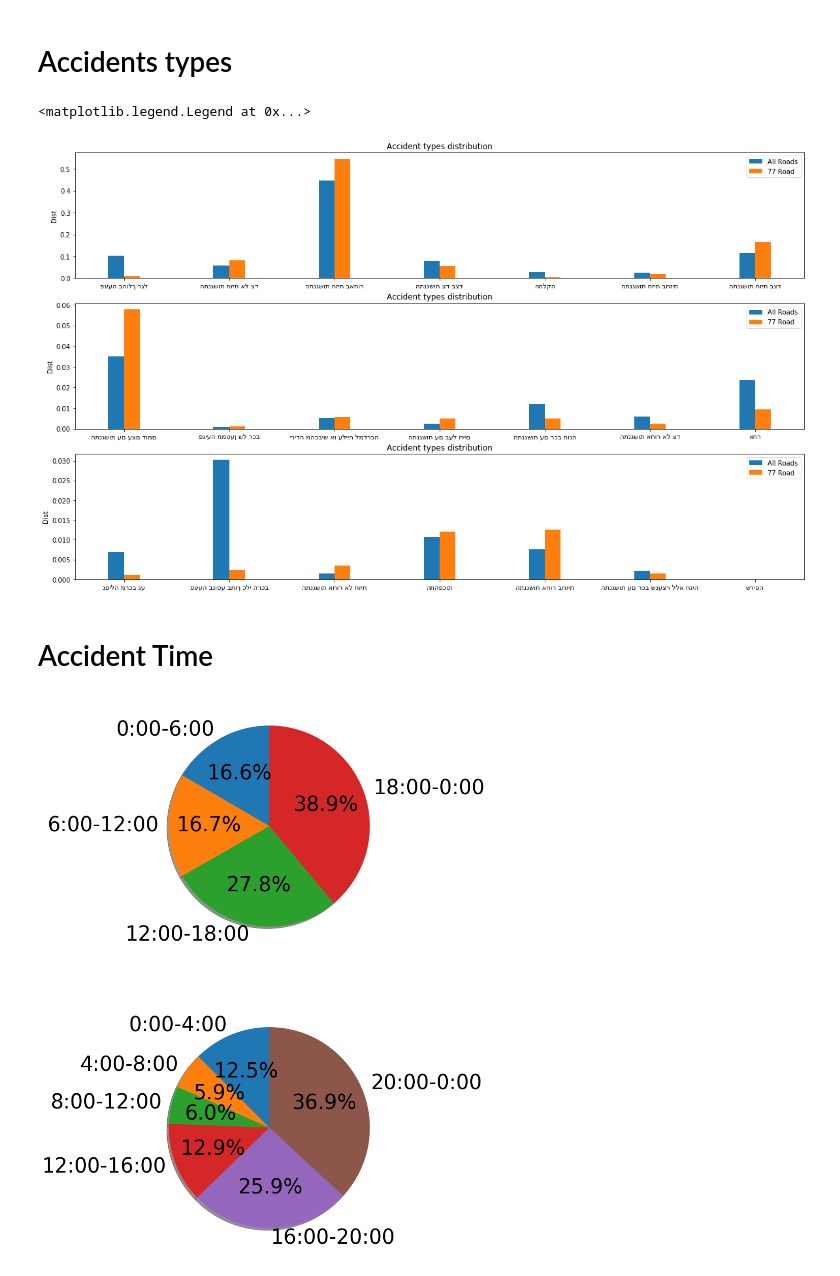
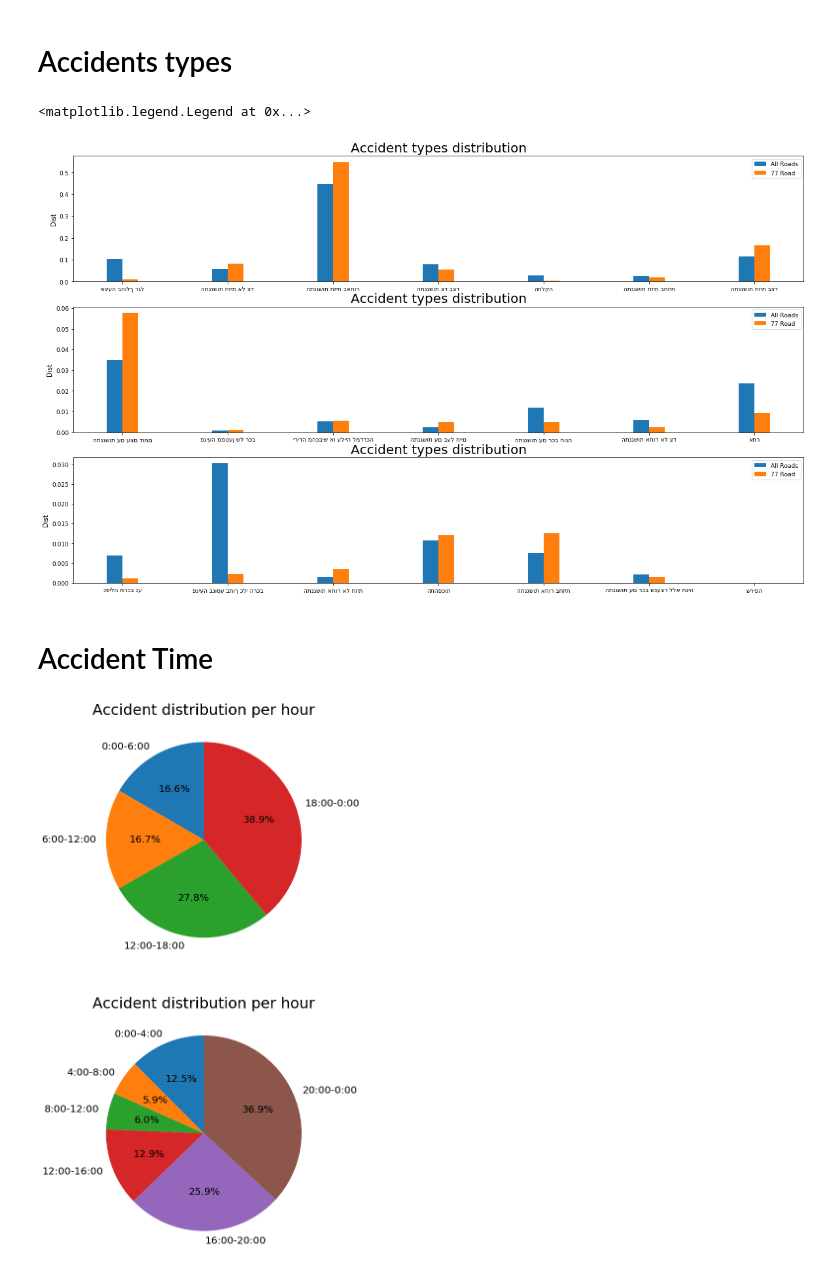
Before and after one commit to Yaminbens/Anyway, a Jupyter notebook: TemporalDifferences.ipynb, the cells around one changed output. Drawn from its saved outputs; the diff is of its cells as text; code cells hidden in the pictures.

```diff
--- a/TemporalDifferences.ipynb
+++ b/TemporalDifferences.ipynb
@@ -122,11 +128,7 @@ labels = df['accident_type_hebrew'].unique()
 all_accidents = listOrderedByLabel(accidents_distribution_all, labels)
 road77_accidents = listOrderedByLabel(accidents_distribution_road77, labels)
 # %%
-from bidi import algorithm as bidialg
 import matplotlib.pyplot as plt
-text = bidialg.get_display(u'שלום כיתה א')
-plt.text(0.5, 0.5, text , name = 'Arial')
-
 
 x = np.arange(len(labels)/3) # the label locations
 width = 0.15  # the width of the bars
@@ -146,54 +148,50 @@ rects13 = ax3.bar(x - width/2, all_accidents[14:], width, label='All Roads')
 rects23 = ax3.bar(x + width/2, road77_accidents[14:], width, label='77 Road')
 
 # Add some text for labels, title and custom x-axis tick labels, etc.
-ax1.set_ylabel('Dist')
-ax1.set_title('Accident types distribution')
+ax1.set_ylabel('Dist', fontsize=10)
+ax1.set_title('Accident types distribution', fontsize=20)
 ax1.set_xticks(x)
 ax1.set_xticklabels(labels[:7])
 ax1.legend()
 
-ax2.set_ylabel('Dist')
-ax2.set_title('Accident types distribution')
+ax2.set_ylabel('Dist', fontsize=10)
+ax2.set_title('Accident types distribution', fontsize=20)
 ax2.set_xticks(x)
 ax2.set_xticklabels(labels[7:14])
 ax2.legend()
 
-ax3.set_ylabel('Dist')
-ax3.set_title('Accident types distribution')
+ax3.set_ylabel('Dist', fontsize=10)
+ax3.set_title('Accident types distribution', fontsize=20)
 ax3.set_xticks(x)
 ax3.set_xticklabels(labels[14:])
 ax3.legend()
 # %% [output]
 <matplotlib.legend.Legend at 0x...>
-[figure, old version]
+[figure, new version]
 # %% [markdown]
 # Accident Time
 # %%
 import numpy as np
 
 df.loc[df['road1'] == 77]['accident_hour'].value_counts().sort_index()
 
 # Pie chart, where the slices will be ordered and plotted counter-clockwise:
 sizes = []
 labels = [['0:00-6:00','6:00-12:00','12:00-18:00','18:00-0:00'],
          ['0:00-4:00','4:00-8:00','8:00-12:00','12:00-16:00','16:00-20:00','20:00-0:00']]
 sizes.append([np.sum(df.loc[df['road1'] == 77]['accident_hour'].value_counts().sort_index()[x:x+6]) for x in np.arange(4)])
 sizes.append([np.sum(df.loc[df['road1'] == 77]['accident_hour'].value_counts().sort_index()[x:x+4]) for x in np.arange(6)])
 
 # explode = np.zeros(4)  # only "explode" the 2nd slice (i.e. 'Hogs')
 
 fig = plt.figure()
 ax1=plt.subplot(2, 1, 1)
 ax2=plt.subplot(2, 1, 2)
 
-ax1.pie(sizes[0],labels=labels[0], autopct='%1.1f%%',  textprops={'fontsize': 40},
-        shadow=True, startangle=90)
-# ax1.axis('equal')  # Equal aspect ratio ensures that pie is drawn as a circle.
-
-ax2.pie(sizes[1],labels=labels[1], autopct='%1.1f%%',  textprops={'fontsize': 40},
-        shadow=True, startangle=90)
-# ax1.axis('equal')  # Equal aspect ratio ensures that pie is drawn as a circle.
-
+ax1.set_title('Accident distribution per hour', fontsize=30)
+ax1.pie(sizes[0],labels=labels[0], autopct='%1.1f%%',  textprops={'fontsize': 20}, startangle=90)
+ax2.set_title('Accident distribution per hour', fontsize=30)
+ax2.pie(sizes[1],labels=labels[1], autopct='%1.1f%%',  textprops={'fontsize': 20}, startangle=90)
 plt.show()
 # %% [output]
-[figure, old version]
+[figure, new version]
```
Also changed, not shown: parts of 3 cells of this notebook.
